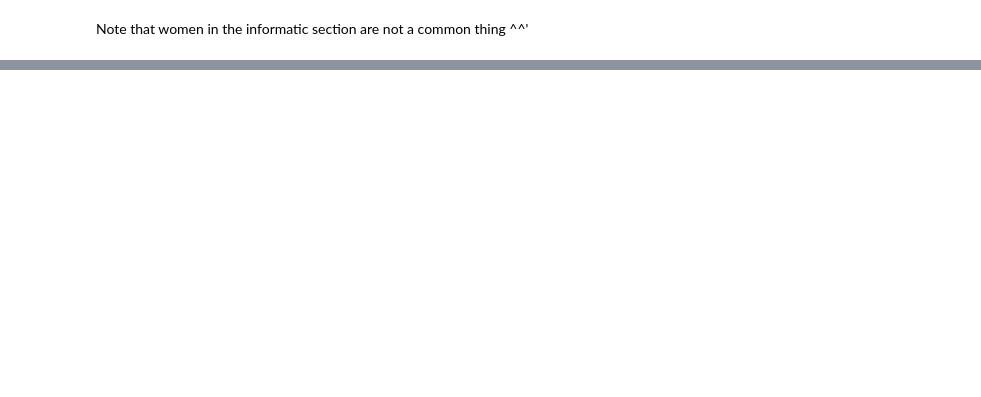
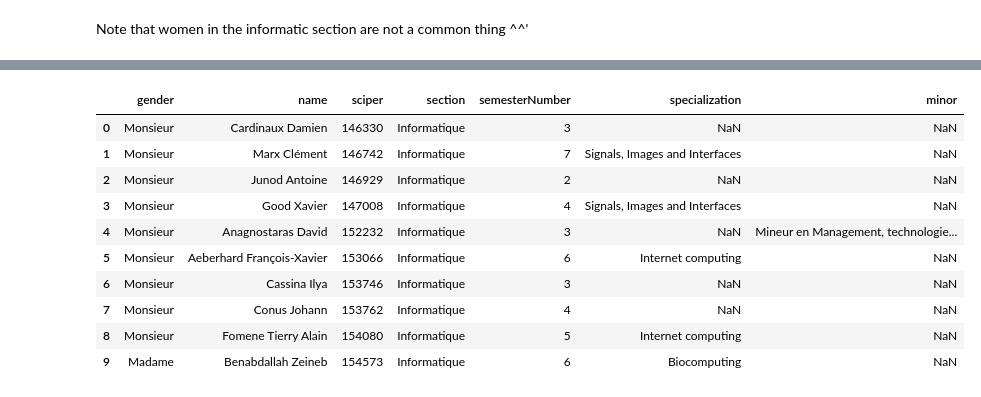
Before and after one commit to Rivollet/ADAHomework, a Jupyter notebook: 02 - Data from the Web/Web data Notebook.ipynb, the cells around one changed output, grey strips where cells are left out. Saved outputs shown, nothing was run; the diff lists cells and outputs as text; code cells hidden in the pictures; blank space fills up the shorter version.

```diff
--- a/02 - Data from the Web/Web data Notebook.ipynb
+++ b/02 - Data from the Web/Web data Notebook.ipynb
@@ -439,0 +439,3 @@ Note that women in the informatic section are not a common thing ^^'
+# %%
+data_ma = pd.read_csv('data_ma.csv', ',')
+data_ma.shape
@@ -439,0 +444,15 @@ Note that women in the informatic section are not a common thing ^^'
+# %%
+# Sort people
+data_ma.sort_values(ascending=[True, True, True], by=['sciper', 'year', 'semester'], inplace=True)
+
+# Select only the people for which we have a 'Master semester 1' entry
+sem1_scipers = data_ma[data_ma.semester == 'Master semestre 1'].sciper.drop_duplicates(keep='first')
+
+# Select only the people for which we have a 'Master semester 2' entry
+sem2_scipers = data_ma[data_ma.semester == 'Master semestre 2'].sciper.drop_duplicates(keep='first')
+
+# Take the intersection of the two list of scipers above
+correct_scipers = pd.Series(list(set(sem1_scipers).intersection(set(sem2_scipers)))).sort_values(ascending=True)
+# %%
+data_corrected_ma = data_ma[data_ma['sciper'].isin(correct_scipers)]
+data_corrected_ma
@@ -439,0 +478,5 @@ Note that women in the informatic section are not a common thing ^^'
+# %%
+semester_number_ma = data_corrected_ma.sciper.value_counts().to_frame()
+semester_number_ma.reset_index(level = 0, inplace = True)
+semester_number_ma.columns = ['sciper', 'semesterNumber']
+semester_number_ma.head(5)
@@ -439,0 +490,23 @@ Note that women in the informatic section are not a common thing ^^'
+# %%
+data_students_ma = data_corrected_ma.drop_duplicates(subset=['sciper'], keep='first')
+data_students_ma = pd.merge(data_students_ma[['gender', 'name', 'sciper', 'section']], semester_number_ma, how='inner', left_on='sciper', right_on='sciper')
+
+data_special_ma = data_ma.dropna(subset = ['specialization']).drop_duplicates(subset=['sciper'], keep='last')
+data_students_ma = pd.merge(data_students_ma, data_special_ma[['sciper', 'specialization']], how='left', left_on='sciper', right_on='sciper')
+
+data_minor_ma = data_ma.dropna(subset = ['minor']).drop_duplicates(subset=['sciper'], keep='last')
+data_students_ma = pd.merge(data_students_ma, data_minor_ma[['sciper', 'minor']], how='left', left_on='sciper', right_on='sciper')
+
+data_students_ma.head(10)
+# %% [output]
+|  | gender | name | sciper | section | semesterNumber | specialization | minor |
+| 0 | Monsieur | Cardinaux Damien | 146330 | Informatique | 3 | NaN | NaN |
+| 1 | Monsieur | Marx Clément | 146742 | Informatique | 7 | Signals, Images and Interfaces | NaN |
+| 2 | Monsieur | Junod Antoine | 146929 | Informatique | 2 | NaN | NaN |
+| 3 | Monsieur | Good Xavier | 147008 | Informatique | 4 | Signals, Images and Interfaces | NaN |
+| 4 | Monsieur | Anagnostaras David | 152232 | Informatique | 3 | NaN | Mineur en Management, technologie... |
+| 5 | Monsieur | Aeberhard François-Xavier | 153066 | Informatique | 6 | Internet computing | NaN |
+| 6 | Monsieur | Cassina Ilya | 153746 | Informatique | 3 | NaN | NaN |
+| 7 | Monsieur | Conus Johann | 153762 | Informatique | 4 | NaN | NaN |
+| 8 | Monsieur | Fomene Tierry Alain | 154080 | Informatique | 5 | Internet computing | NaN |
+| 9 | Madame | Benabdallah Zeineb | 154573 | Informatique | 6 | Biocomputing | NaN |
```
Also changed, not shown: parts of 23 cells of this notebook, 4 other files.
